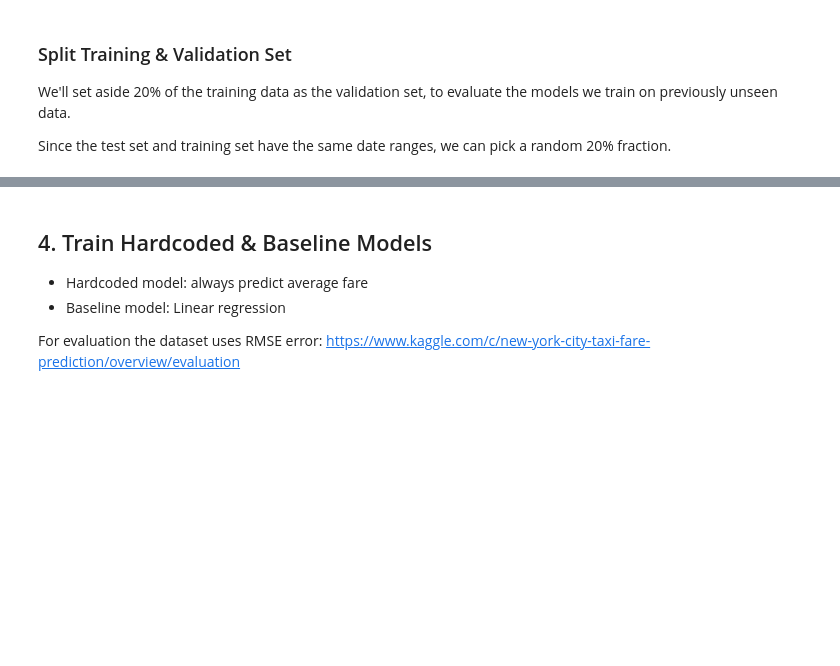
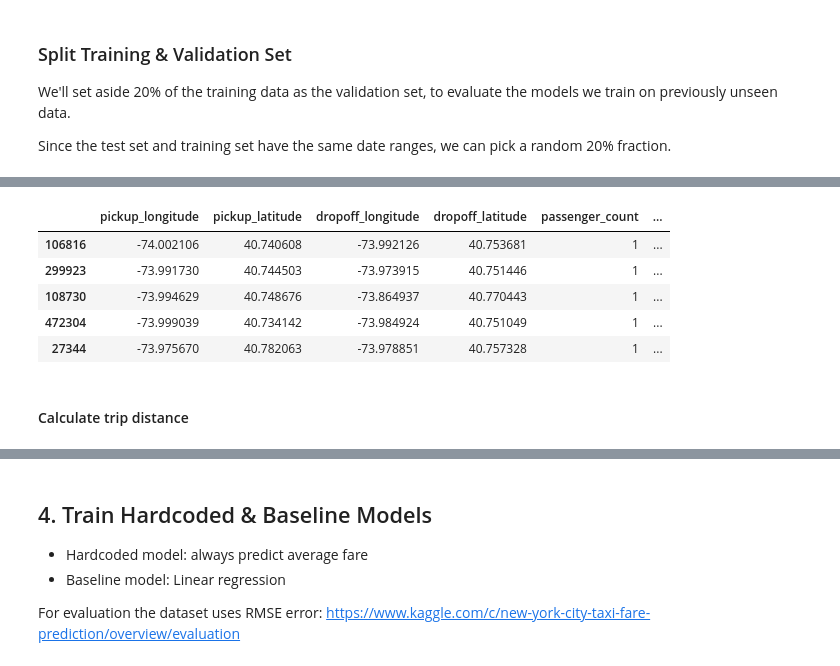
Before and after one commit to vivekpatel99/NY-taxi-fare-prediction, a Jupyter notebook: NY_Taxi_Fare_Prediction.ipynb, the cells around one changed output, grey strips where cells are left out. Saved outputs shown, nothing was run; the diff lists cells and outputs as text; code cells hidden in the pictures; blank space fills up the shorter version.

```diff
--- a/NY_Taxi_Fare_Prediction.ipynb
+++ b/NY_Taxi_Fare_Prediction.ipynb
@@ -868,0 +491,11 @@ Since the test set and training set have the same date ranges, we can pick a ran
+# %%
+X_train.head(5)
+# %% [output]
+|  | pickup_longitude | pickup_latitude | dropoff_longitude | dropoff_latitude | passenger_count | ... |
+| 106816 | -74.002106 | 40.740608 | -73.992126 | 40.753681 | 1 | ... |
+| 299923 | -73.991730 | 40.744503 | -73.973915 | 40.751446 | 1 | ... |
+| 108730 | -73.994629 | 40.748676 | -73.864937 | 40.770443 | 1 | ... |
+| 472304 | -73.999039 | 40.734142 | -73.984924 | 40.751049 | 1 | ... |
+| 27344 | -73.975670 | 40.782063 | -73.978851 | 40.757328 | 1 | ... |
+# %% [markdown]
+#### Calculate trip distance
```
Also changed, not shown: parts of 108 cells of this notebook, 1 other file.
